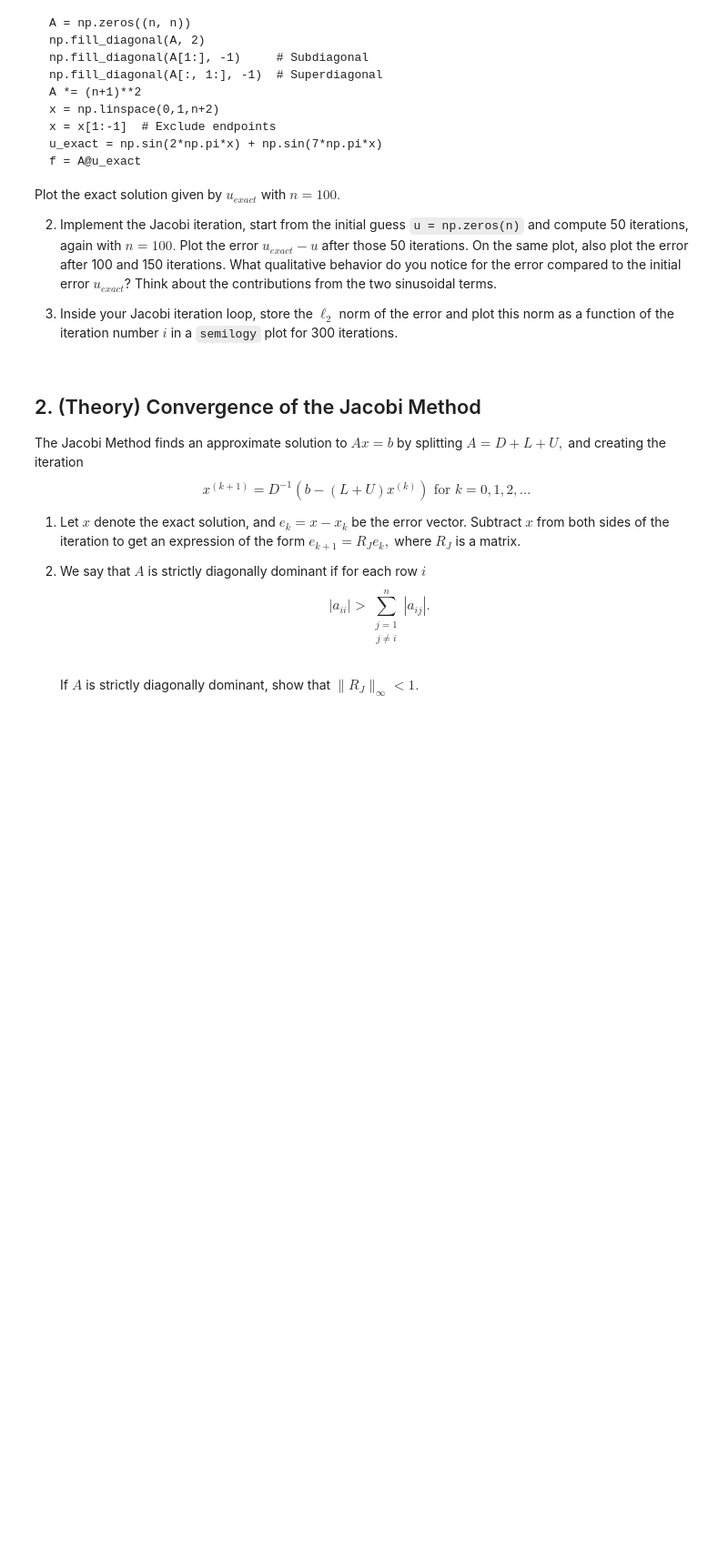
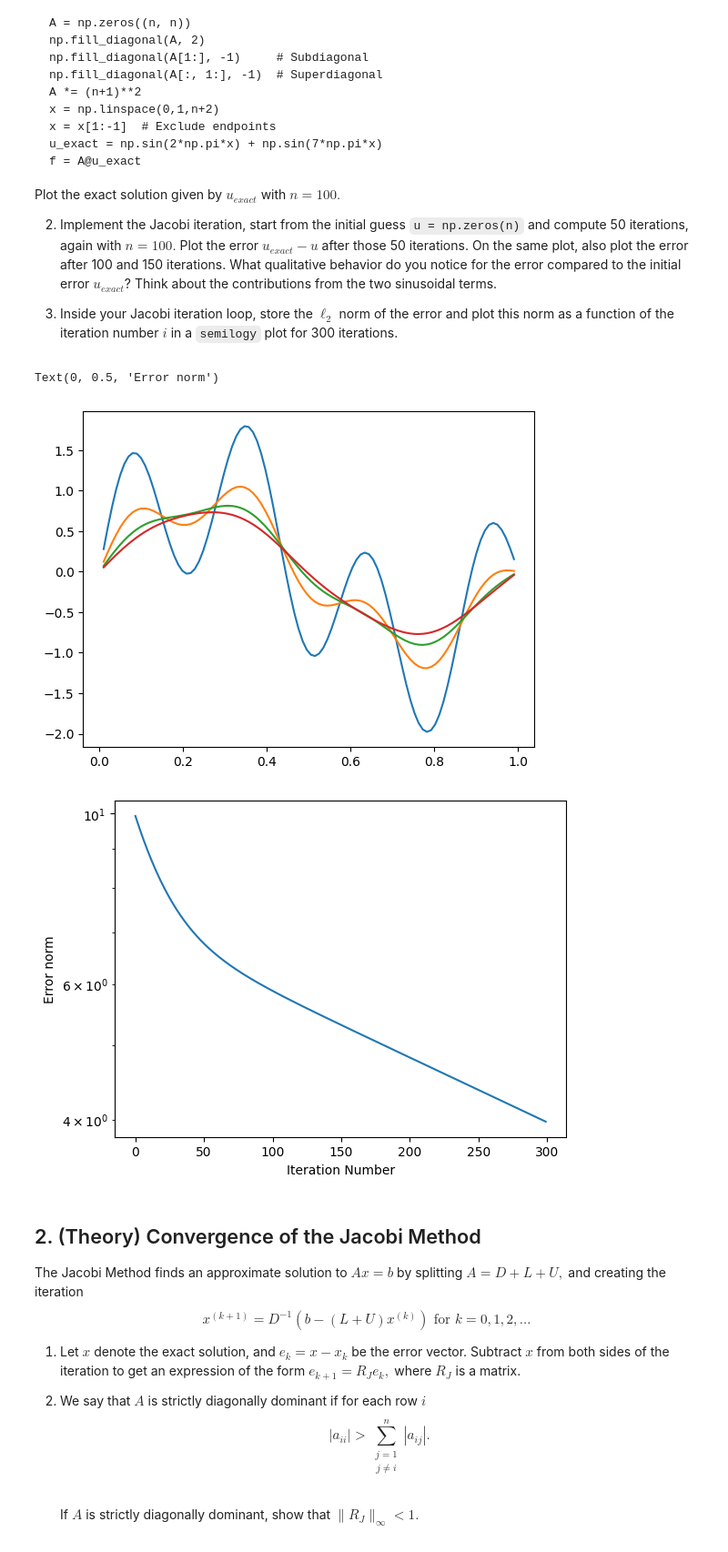
Before and after one commit to cnobleshriver/math551, a Jupyter notebook: Homework 5.ipynb, the cells around one changed output. Shown: that part at 91% size. Saved outputs shown, nothing was run; the diff lists cells and outputs as text; code cells hidden in the pictures; blank space fills up the shorter version.

```diff
--- a/Homework 5.ipynb
+++ b/Homework 5.ipynb
@@ -36,6 +36,54 @@ and compute 50 iterations, again with $n= 100.$  Plot the error $u_{exact} - u$
 
 3. Inside your Jacobi iteration loop, store the $\ell_2$ norm of the error and plot this norm as a function of
 the iteration number $i$ in a `semilogy` plot for 300 iterations.
+# %%
+import numpy as np
+import matplotlib.pyplot as plt
+
+n = 100
+
+A = np.zeros((n, n))
+np.fill_diagonal(A, 2)
+np.fill_diagonal(A[1:], -1)     # Subdiagonal
+np.fill_diagonal(A[:, 1:], -1)  # Superdiagonal
+A *= (n+1)**2
+x = np.linspace(0,1,n+2)
+x = x[1:-1]  # Exclude endpoints
+u_exact = np.sin(2*np.pi*x) + np.sin(7*np.pi*x)
+f = A@u_exact
+
+# plot the exact solution
+plt.plot(x, u_exact)
+
+def jacobi(A, b, x, iterations):
+    D = np.diag(A)
+    R = A - np.diagflat(D)
+
+    error_norms = []
+
+    for i in range(iterations):
+        x = (b - R@x)/D
+        error = u_exact - x
+        error_norms.append(np.linalg.norm(error, ord=2))
+    return x, error_norms
+
+# plot the error
+u = np.zeros(n)
+plt.plot(x, u_exact - jacobi(A, f, u, 50)[0])
+plt.plot(x, u_exact - jacobi(A, f, u, 100)[0])
+plt.plot(x, u_exact - jacobi(A, f, u, 150)[0])
+
+# 2. The exact solution is a noisy sin wave, but as more iterations of the jacobi method are performed, the sin wave flattens out. If we think about the original two contributing sinusoidal waves, the higher frequency wave flattens out quickly while the lower frequency wave persists for longer.
+
+_, error_norms = jacobi(A, f, u, 300)
+plt.figure()
+plt.semilogy(range(300), error_norms)
+plt.xlabel('Iteration Number')
+plt.ylabel('Error norm')
+# %% [output]
+Text(0, 0.5, 'Error norm')
+[figure, added]
+[figure, added]
 # %% [markdown]
 ## 2. (Theory) Convergence of the Jacobi Method
 
```
